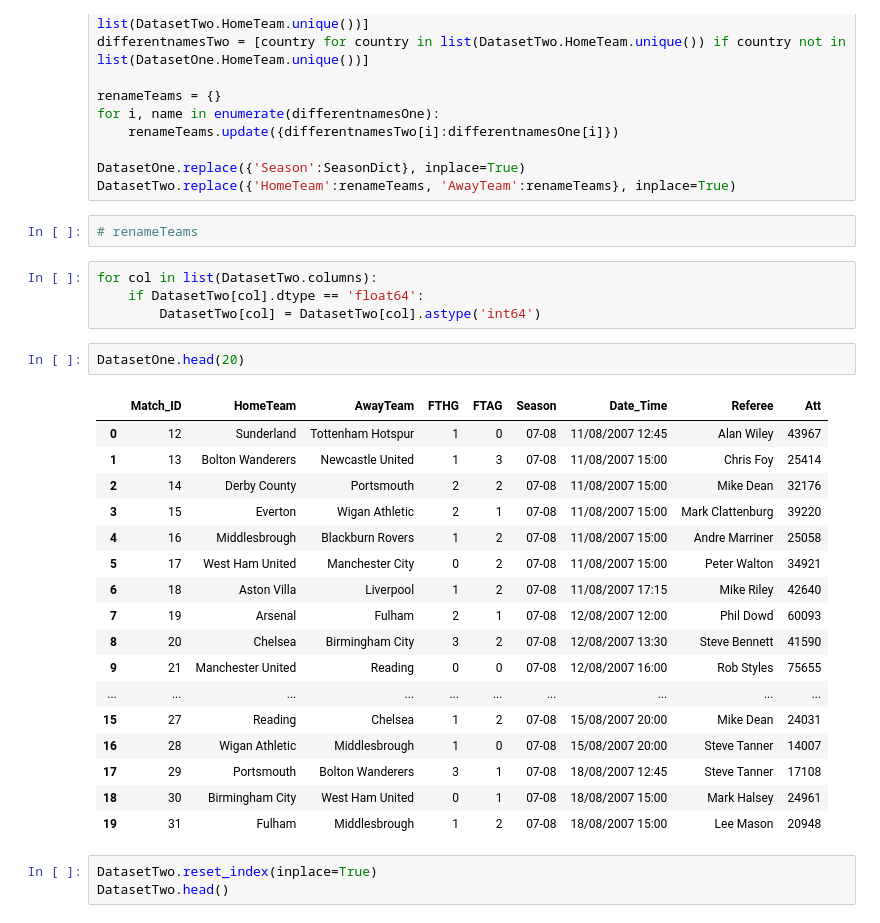
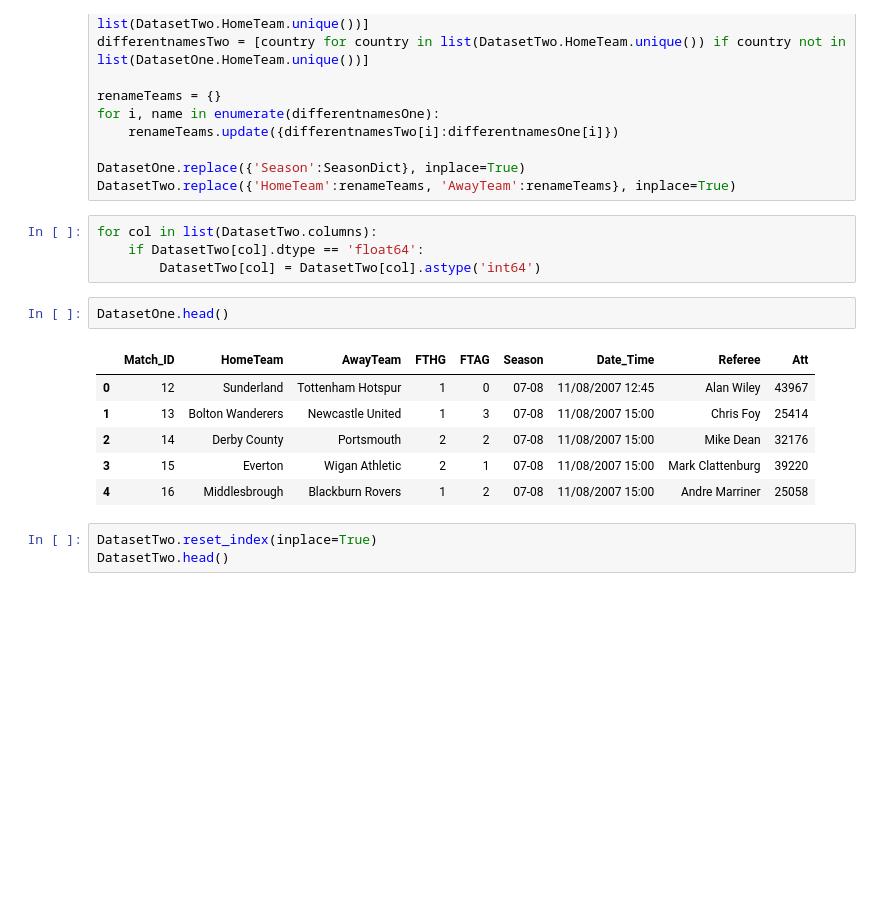
Before and after one commit to myfriendscallmeJ/a4, a Jupyter notebook: Project 4.ipynb, the cells around one changed output. Saved outputs shown, nothing was run; the diff lists cells and outputs as text; blank space fills up the shorter version.

```diff
--- a/Project 4.ipynb
+++ b/Project 4.ipynb
@@ -219,32 +219,19 @@ for i, name in enumerate(differentnamesOne):
 
 DatasetOne.replace({'Season':SeasonDict}, inplace=True)
 DatasetTwo.replace({'HomeTeam':renameTeams, 'AwayTeam':renameTeams}, inplace=True)
-# %%
-# renameTeams
 # %%
 for col in list(DatasetTwo.columns):
     if DatasetTwo[col].dtype == 'float64':
         DatasetTwo[col] = DatasetTwo[col].astype('int64')
 # %%
-DatasetOne.head(20)
+DatasetOne.head()
 # %% [output]
 |  | Match_ID | HomeTeam | AwayTeam | FTHG | FTAG | Season | Date_Time | Referee | Att |
 | 0 | 12 | Sunderland | Tottenham Hotspur | 1 | 0 | 07-08 | 11/08/2007 12:45 | Alan Wiley | 43967 |
 | 1 | 13 | Bolton Wanderers | Newcastle United | 1 | 3 | 07-08 | 11/08/2007 15:00 | Chris Foy | 25414 |
 | 2 | 14 | Derby County | Portsmouth | 2 | 2 | 07-08 | 11/08/2007 15:00 | Mike Dean | 32176 |
 | 3 | 15 | Everton | Wigan Athletic | 2 | 1 | 07-08 | 11/08/2007 15:00 | Mark Clattenburg | 39220 |
 | 4 | 16 | Middlesbrough | Blackburn Rovers | 1 | 2 | 07-08 | 11/08/2007 15:00 | Andre Marriner | 25058 |
-| 5 | 17 | West Ham United | Manchester City | 0 | 2 | 07-08 | 11/08/2007 15:00 | Peter Walton | 34921 |
-| 6 | 18 | Aston Villa | Liverpool | 1 | 2 | 07-08 | 11/08/2007 17:15 | Mike Riley | 42640 |
-| 7 | 19 | Arsenal | Fulham | 2 | 1 | 07-08 | 12/08/2007 12:00 | Phil Dowd | 60093 |
-| 8 | 20 | Chelsea | Birmingham City | 3 | 2 | 07-08 | 12/08/2007 13:30 | Steve Bennett | 41590 |
-| 9 | 21 | Manchester United | Reading | 0 | 0 | 07-08 | 12/08/2007 16:00 | Rob Styles | 75655 |
-| ... | ... | ... | ... | ... | ... | ... | ... | ... | ... |
-| 15 | 27 | Reading | Chelsea | 1 | 2 | 07-08 | 15/08/2007 20:00 | Mike Dean | 24031 |
-| 16 | 28 | Wigan Athletic | Middlesbrough | 1 | 0 | 07-08 | 15/08/2007 20:00 | Steve Tanner | 14007 |
-| 17 | 29 | Portsmouth | Bolton Wanderers | 3 | 1 | 07-08 | 18/08/2007 12:45 | Steve Tanner | 17108 |
-| 18 | 30 | Birmingham City | West Ham United | 0 | 1 | 07-08 | 18/08/2007 15:00 | Mark Halsey | 24961 |
-| 19 | 31 | Fulham | Middlesbrough | 1 | 2 | 07-08 | 18/08/2007 15:00 | Lee Mason | 20948 |
 # %%
 DatasetTwo.reset_index(inplace=True)
 DatasetTwo.head()
```
Also changed, not shown: parts of 26 cells of this notebook.
